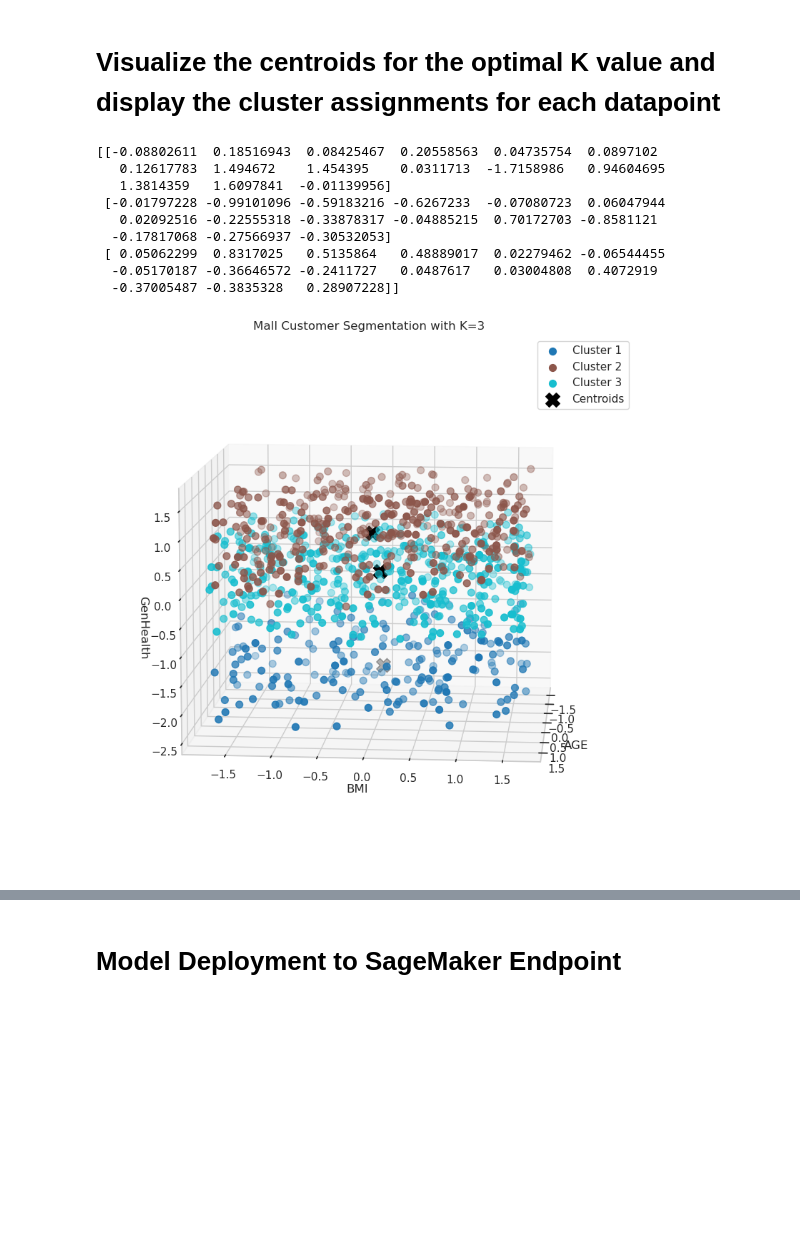
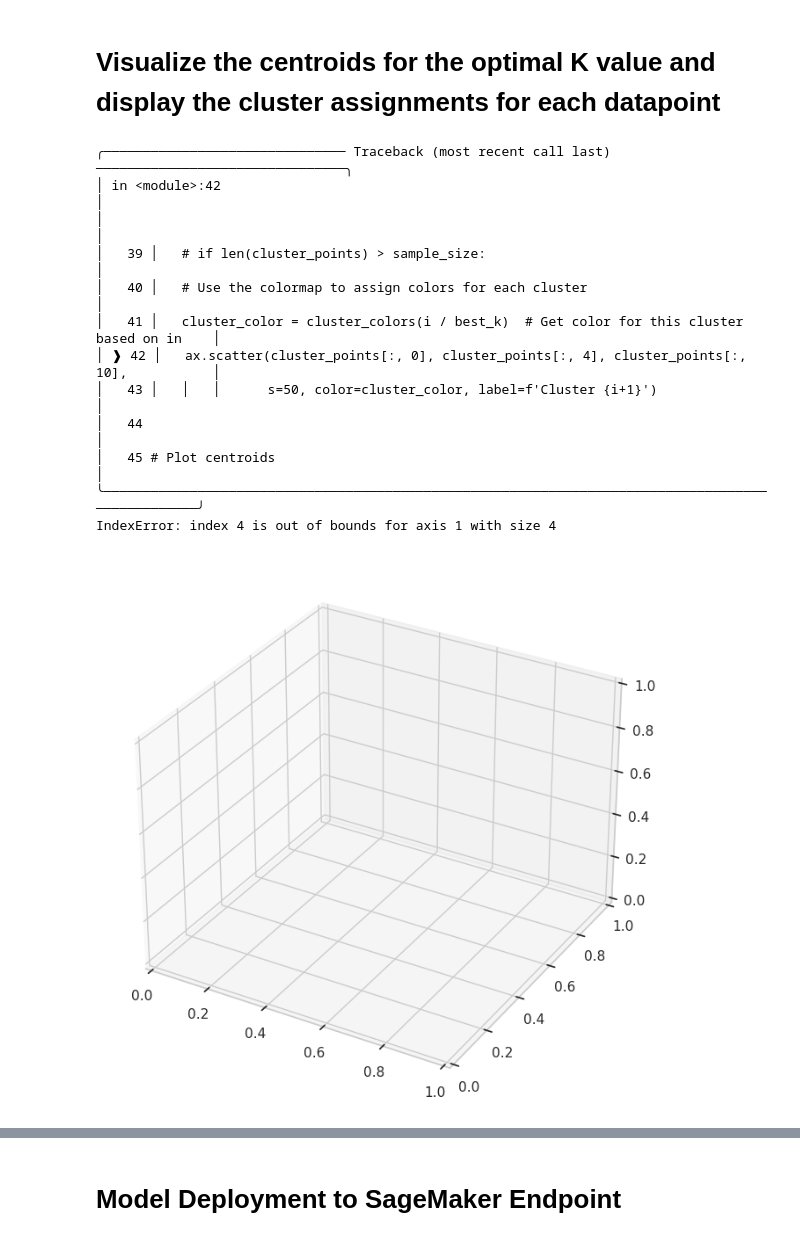
Before and after one commit to MikeGstefan/COMM-493---W25, a Jupyter notebook: KMeans Clustering - ALL.ipynb, the cells around one changed output, grey strips where cells are left out. Drawn from its saved outputs; the diff is of its cells as text; code cells hidden in the pictures; blank space fills up the shorter version.

Commit message:
data i like?

```diff
--- a/KMeans Clustering - ALL.ipynb
+++ b/KMeans Clustering - ALL.ipynb
@@ -134,6 +121,8 @@ from sklearn.preprocessing import StandardScaler
 scaler = StandardScaler()
 df = pd.DataFrame(scaler.fit_transform(df), columns=df.columns)
 
+df = df[['Weight (kg)', 'Session_Duration (hours)', 'Workout_Frequency (days/week)', 'Experience_Level']]
+
 # Step 3: Select Relevant Features
 # For clustering, we focus on the features
 # These features are selected and retained in the DataFrame for further processing.
@@ -155,6 +144,4 @@ print(f"Data uploaded to S3: {data_uri}")
 
 # Finally, display the first few rows of the processed dataset to verify the preprocessing steps.
 print(df.head())
-
-print(df)
 # %% [output]
@@ -251,7 +235,7 @@ for k in k_values:
         k=k,
         output_path=output_path,
         job_name=job_name,
-        feature_dim=4  # Specify the number of features in the input data
+        feature_dim=5  # Specify the number of features in the input data
     )
 
     # Start the training job for the KMeans model
@@ -387,7 +502,7 @@ else:
 # Visualize the centroids for the optimal K value and display the cluster assignments for each datapoint
 # %%
 # Specify the optimal number of clusters determined previously
-best_k = 3
+best_k = 4
 
 # Retrieve the model path for the best K value from the list of trained models
 best_model_path = next(path for k, path in model_paths if k == best_k)
@@ -419,46 +534,49 @@ ax = fig.add_subplot(111, projection='3d')
 cluster_colors = plt.cm.get_cmap("tab10", best_k)  # Use a categorical colormap
 # colors = np.where(cluster_points[:, 16] == 1, 'blue',
 #                   np.where(cluster_points[:, 16] == 2, 'red', 'green'))
 
 # Plot data points, color-coded by cluster assignment
 for i in range(best_k):
     cluster_points = data_np[closest_centroids == i]
     # If the cluster has more points than the sample size, randomly select a subset
     # if len(cluster_points) > sample_size:
     # Use the colormap to assign colors for each cluster
     cluster_color = cluster_colors(i / best_k)  # Get color for this cluster based on index
     ax.scatter(cluster_points[:, 0], cluster_points[:, 4], cluster_points[:, 10],
                s=50, color=cluster_color, label=f'Cluster {i+1}')
 
 # Plot centroids
-ax.scatter(centroids[:, 0], centroids[:, 4], centroids[:, 10],
-           s=200, c='black', marker='X', label='Centroids')
+# ax.scatter(centroids[:, 0], centroids[:, 4], centroids[:, 10],
+#            s=200, c='black', marker='X', label='Centroids')
 
-print(centroids)
+# print(centroids)
 
 # Customize the view angle for better visualization
 ax.view_init(elev=10, azim=5)
 
 # Set titles and labels
 ax.set_title(f'Mall Customer Segmentation with K={best_k}')
 ax.set_xlabel('AGE')
 ax.set_ylabel('BMI')
 ax.set_zlabel('GenHealth')
 ax.legend()
 
 plt.tight_layout()
 plt.show()
 # %% [output]
-[[-0.08802611  0.18516943  0.08425467  0.20558563  0.04735754  0.0897102
-   0.12617783  1.494672    1.454395    0.0311713  -1.7158986   0.94604695
-   1.3814359   1.6097841  -0.01139956]
- [-0.01797228 -0.99101096 -0.59183216 -0.6267233  -0.07080723  0.06047944
-   0.02092516 -0.22555318 -0.33878317 -0.04885215  0.70172703 -0.8581121
-  -0.17817068 -0.27566937 -0.30532053]
- [ 0.05062299  0.8317025   0.5135864   0.48889017  0.02279462 -0.06544455
-  -0.05170187 -0.36646572 -0.2411727   0.0487617   0.03004808  0.4072919
-  -0.37005487 -0.3835328   0.28907228]]
+╭─────────────────────────────── Traceback (most recent call last) ────────────────────────────────╮
+│ in <module>:42                                                                                   │
+│                                                                                                  │
+│   39 │   # if len(cluster_points) > sample_size:                                                 │
+│   40 │   # Use the colormap to assign colors for each cluster                                    │
+│   41 │   cluster_color = cluster_colors(i / best_k)  # Get color for this cluster based on in    │
+│ ❱ 42 │   ax.scatter(cluster_points[:, 0], cluster_points[:, 4], cluster_points[:, 10],           │
+│   43 │   │   │      s=50, color=cluster_color, label=f'Cluster {i+1}')                           │
+│   44                                                                                             │
+│   45 # Plot centroids                                                                            │
+╰──────────────────────────────────────────────────────────────────────────────────────────────────╯
+IndexError: index 4 is out of bounds for axis 1 with size 4
-[figure, old version]
+[figure, new version]
 # %%
 # Assuming `df` contains the original dataset and `kmeans.labels_` are the cluster assignments
 df['cluster'] = closest_centroids
```
Also changed, not shown: parts of 13 cells of this notebook, 2 other files.
